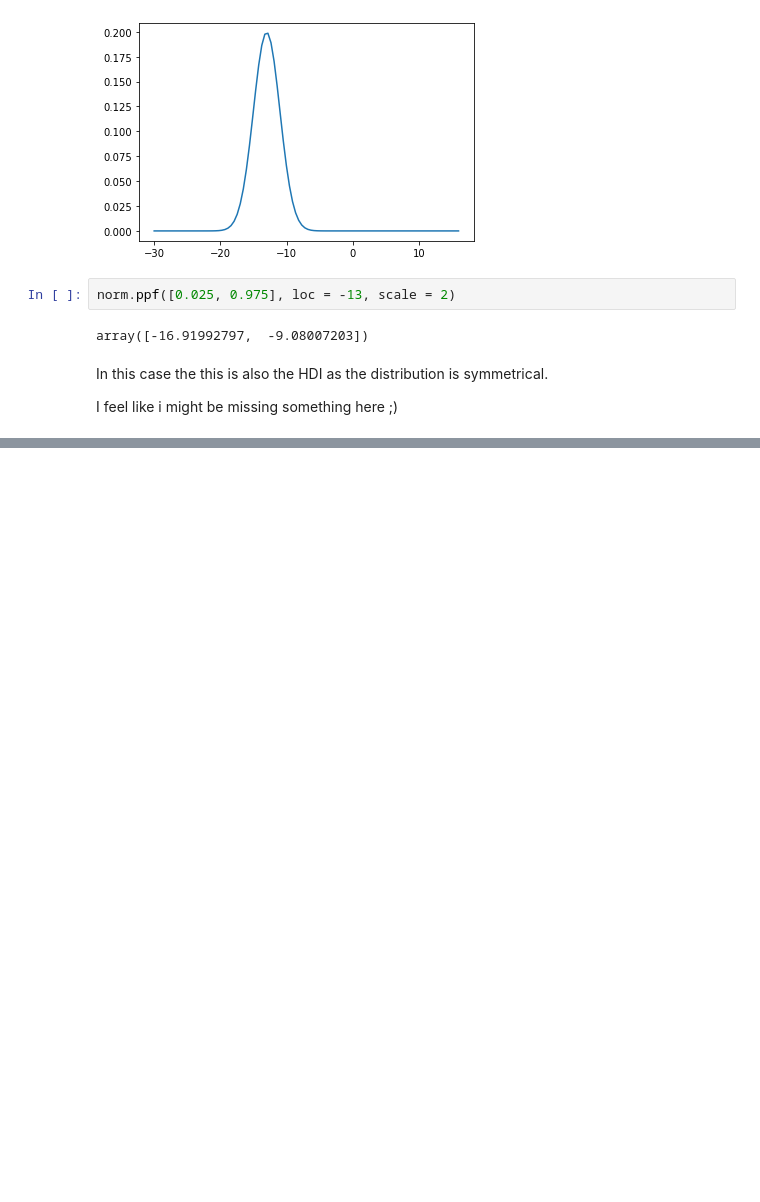
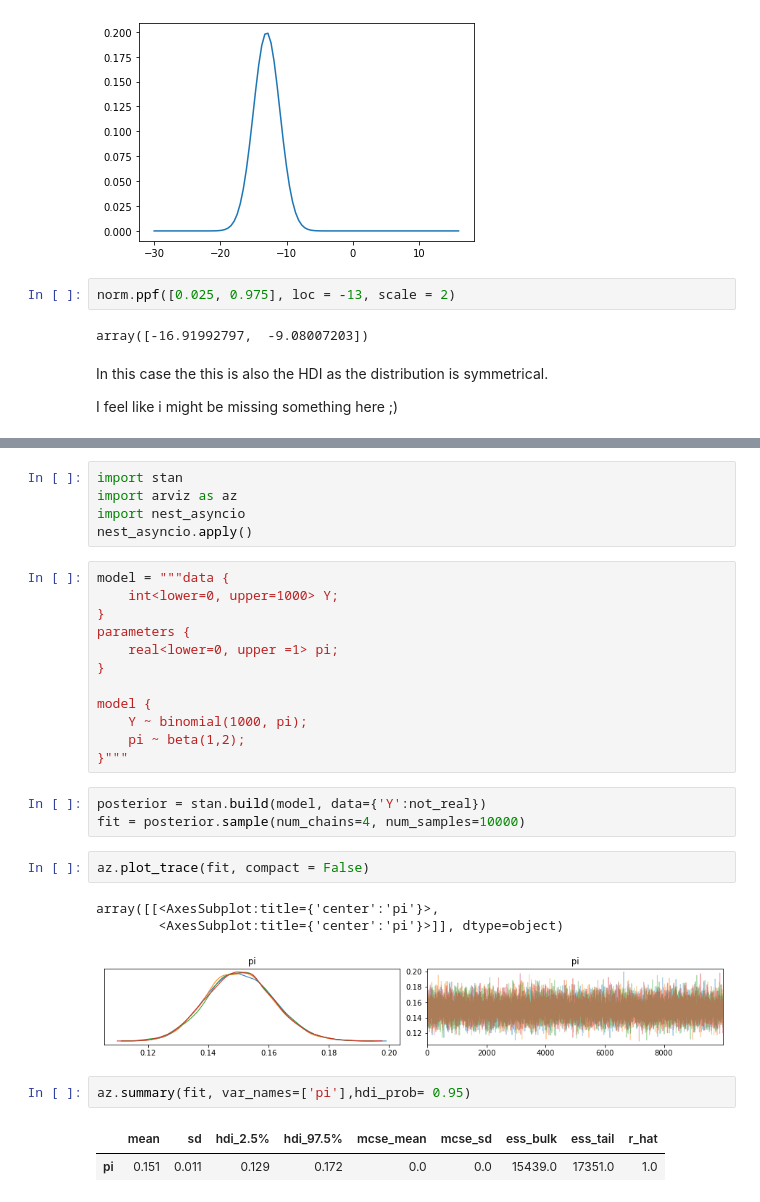
Before and after one commit to DrEntropy/BayesRulesWork, a Jupyter notebook: Chapter8.ipynb, the cells around one changed output, grey strips where cells are left out. Saved outputs shown, nothing was run; the diff lists cells and outputs as text; blank space fills up the shorter version.

```diff
--- a/Chapter8.ipynb
+++ b/Chapter8.ipynb
@@ -61,0 +146,31 @@ I feel like i might be missing something here ;)
+# %%
+import stan
+import arviz as az
+import nest_asyncio
+nest_asyncio.apply()
+# %%
+model = """data {
+    int<lower=0, upper=1000> Y;
+}
+parameters {
+    real<lower=0, upper =1> pi;
+}
+
+model {
+    Y ~ binomial(1000, pi);
+    pi ~ beta(1,2);
+}"""
+# %%
+posterior = stan.build(model, data={'Y':not_real})
+fit = posterior.sample(num_chains=4, num_samples=10000)
+# %%
+az.plot_trace(fit, compact = False)
+# %% [output]
+array([[<AxesSubplot:title={'center':'pi'}>,
+        <AxesSubplot:title={'center':'pi'}>]], dtype=object)
+[figure, added]
+# %%
+az.summary(fit, var_names=['pi'],hdi_prob= 0.95)
+# %% [output]
+|  | mean | sd | hdi_2.5% | hdi_97.5% | mcse_mean | mcse_sd | ess_bulk | ess_tail | r_hat |
+| pi | 0.151 | 0.011 | 0.129 | 0.172 | 0.0 | 0.0 | 15439.0 | 17351.0 | 1.0 |
```
Also changed, not shown: parts of 35 cells of this notebook.
